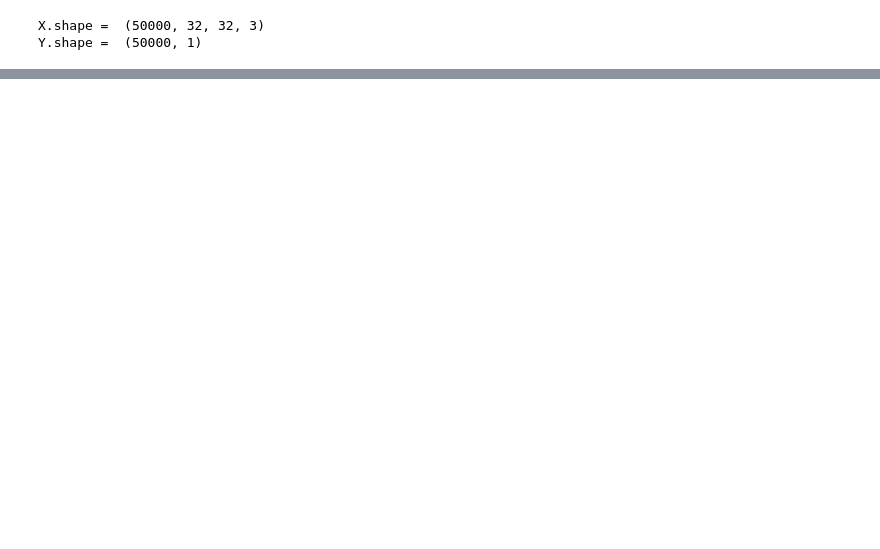
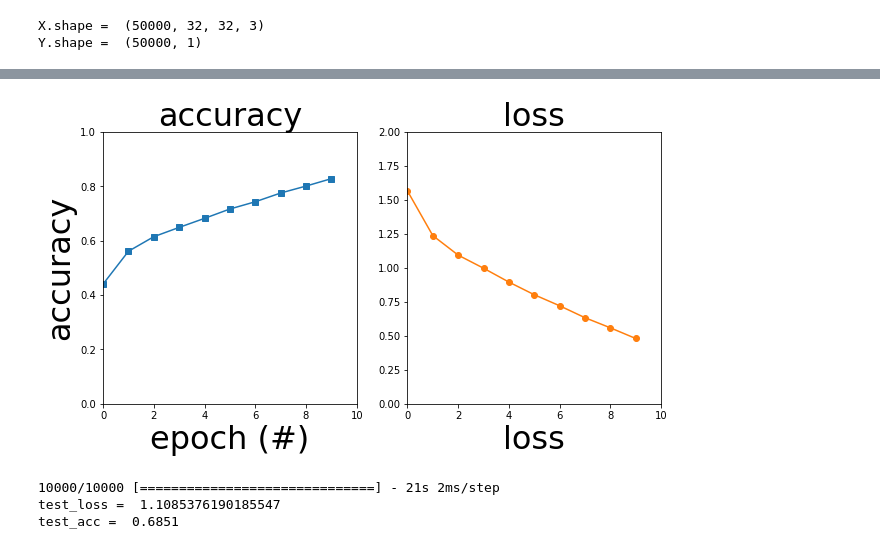
Before and after one commit to YCHEN-NYU/ConvNN-CIFAR-10, a Jupyter notebook: CIFAR-10.ipynb, the cells around one changed output, grey strips where cells are left out. Drawn from its saved outputs; the diff is of its cells as text; code cells hidden in the pictures; blank space fills up the shorter version.

```diff
--- a/CIFAR-10.ipynb
+++ b/CIFAR-10.ipynb
@@ -27,3 +39,18 @@ path_entry
+# %%
+# The data contains
+cwd = os.getcwd()
+# training dataset (5 files)
+train_path_entry = [cwd + "/cifar-10-batches-py/data_batch_1",
+cwd +  "/cifar-10-batches-py/data_batch_2",
+cwd +  "/cifar-10-batches-py/data_batch_3",
+cwd +  "/cifar-10-batches-py/data_batch_4",
+cwd +  "/cifar-10-batches-py/data_batch_5",]
+
+# testing dataset (1 file)
+test_path_entry = [cwd + "/cifar-10-batches-py/test_batch"]
+
+# train_path_entry = train_path_entry[0]
+# train_path_entry
 # %%
 import random
 
@@ -131,0 +264,32 @@ Epoch 2/10
+# %%
+def convNet_model():
+    # creat model
+    model = Sequential()
+    model.add(Conv2D(64, (3, 3), padding="same", input_shape=(32, 32, 3)))
+    model.add(MaxPooling2D(pool_size = (3, 3), strides = 2))
+    model.add(Dropout(0.2))
+
+    model.add(Conv2D(32, (3, 3), padding="same", input_shape=(32, 32, 3)))
+    model.add(MaxPooling2D(pool_size = (3, 3), strides = 2))
+    model.add(Dropout(0.2))
+
+    model.add(Flatten())
+    model.add(Dense(3072, kernel_initializer = 'normal', activation = 'relu'))
+    model.add(Dropout(0.1))
+    model.add(Dense(512, kernel_initializer = 'normal', activation = 'relu'))
+    model.add(Dropout(0.1))
+    model.add(Dense(10,  kernel_initializer = 'normal', activation = 'softmax'))
+    opt = keras.optimizers.Adam(lr=0.001, beta_1=0.9, beta_2=0.999, epsilon=None, decay=0.0, amsgrad=False)
+#     opt = keras.optimizers.RMSprop(lr=0.001, rho=0.9, epsilon=None, decay=0.0)
+    model.compile(loss = 'sparse_categorical_crossentropy', optimizer = opt, metrics = ['accuracy'])
+    return model
+
+# sizes = [1, 2, 4, 8, 16, 32, 64, 128, 256]
+cifar_model = convNet_model()
+history_batch = cifar_model.fit(X, Y, epochs = 10, batch_size = 100)
+plot_history(history_batch)
+
+test_loss, test_acc = cifar_model.evaluate(test_X, test_Y)
+print('test_loss = ', test_loss)
+print('test_acc = ', test_acc)
+# %% [output]
@@ -131,0 +316,4 @@ Epoch 2/10
+[figure, added]
+10000/10000 [==============================] - 21s 2ms/step
+test_loss =  1.1085376190185547
+test_acc =  0.6851
```
Also changed, not shown: parts of 19 cells of this notebook.
